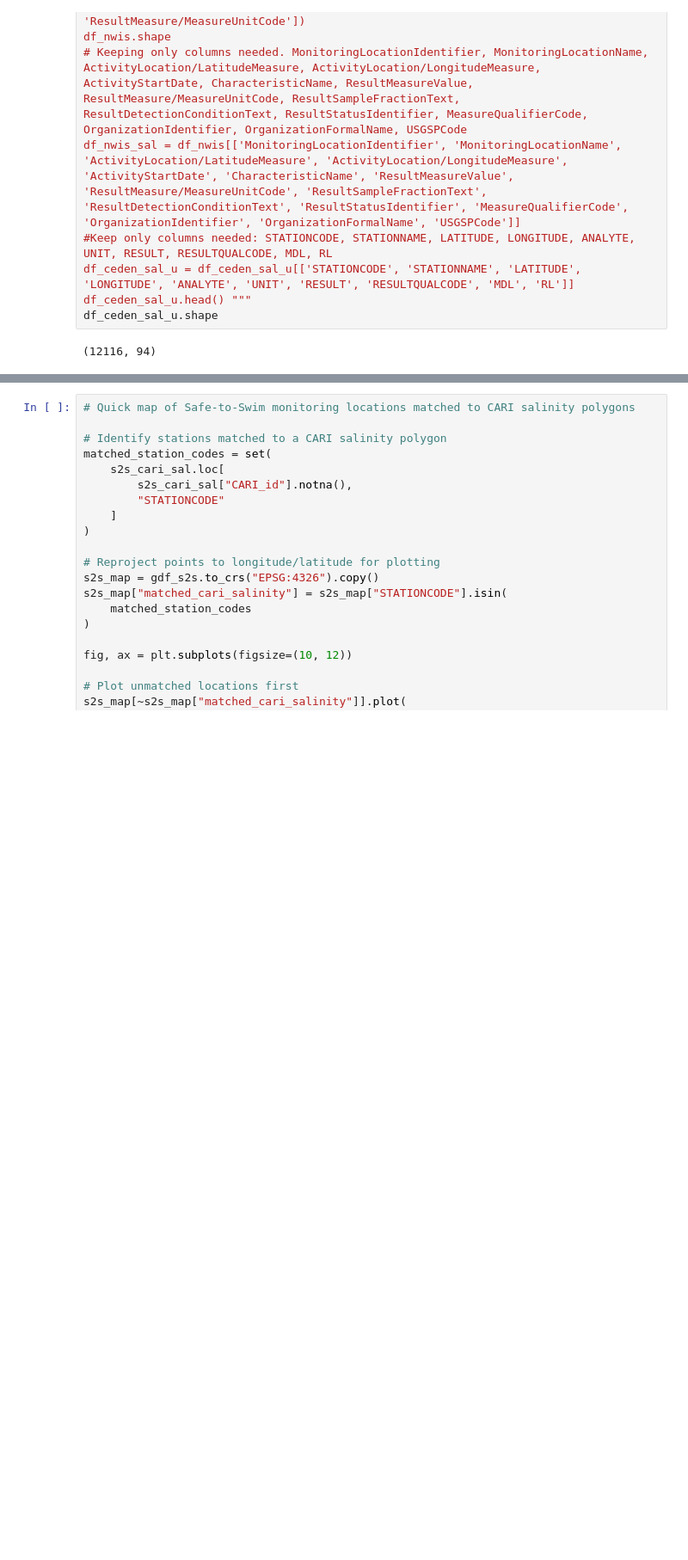
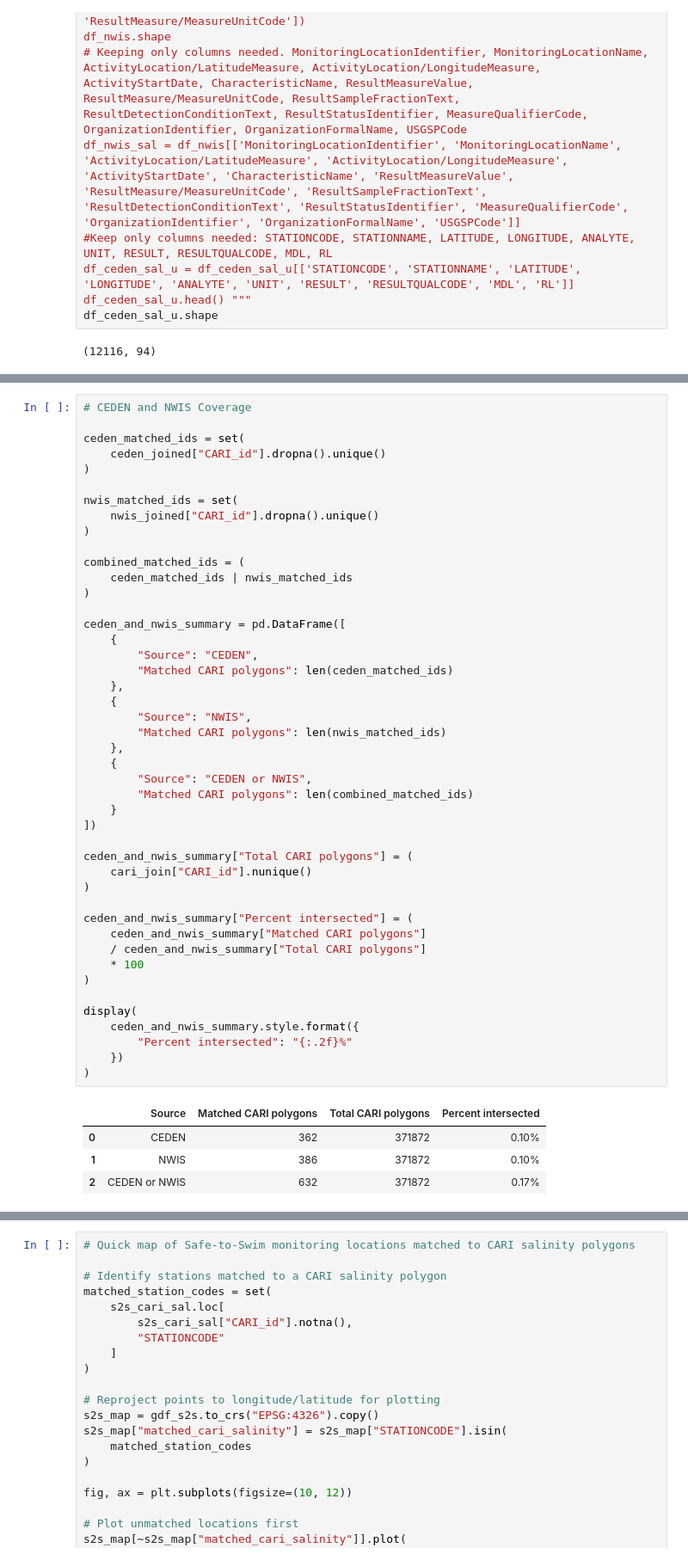
Before and after one commit to shordyk/safetoswim-waterbodies, a Jupyter notebook: src/01_explore_raw.ipynb, the cells around one changed output, grey strips where cells are left out. Shown at 86% size. Saved outputs shown, nothing was run; the diff lists cells and outputs as text; blank space fills up the shorter version.

```diff
--- a/src/01_explore_raw.ipynb
+++ b/src/01_explore_raw.ipynb
@@ -832,0 +760,50 @@ Name: count, dtype: int64
+# %%
+# CEDEN and NWIS Coverage
+
+ceden_matched_ids = set(
+    ceden_joined["CARI_id"].dropna().unique()
+)
+
+nwis_matched_ids = set(
+    nwis_joined["CARI_id"].dropna().unique()
+)
+
+combined_matched_ids = (
+    ceden_matched_ids | nwis_matched_ids
+)
+
+ceden_and_nwis_summary = pd.DataFrame([
+    {
+        "Source": "CEDEN",
+        "Matched CARI polygons": len(ceden_matched_ids)
+    },
+    {
+        "Source": "NWIS",
+        "Matched CARI polygons": len(nwis_matched_ids)
+    },
+    {
+        "Source": "CEDEN or NWIS",
+        "Matched CARI polygons": len(combined_matched_ids)
+    }
+])
+
+ceden_and_nwis_summary["Total CARI polygons"] = (
+    cari_join["CARI_id"].nunique()
+)
+
+ceden_and_nwis_summary["Percent intersected"] = (
+    ceden_and_nwis_summary["Matched CARI polygons"]
+    / ceden_and_nwis_summary["Total CARI polygons"]
+    * 100
+)
+
+display(
+    ceden_and_nwis_summary.style.format({
+        "Percent intersected": "{:.2f}%"
+    })
+)
+# %% [output]
+|  | Source | Matched CARI polygons | Total CARI polygons | Percent intersected |
+| 0 | CEDEN | 362 | 371872 | 0.10% |
+| 1 | NWIS | 386 | 371872 | 0.10% |
+| 2 | CEDEN or NWIS | 632 | 371872 | 0.17% |
```
Also changed, not shown: parts of 53 cells of this notebook, 40 other files.
